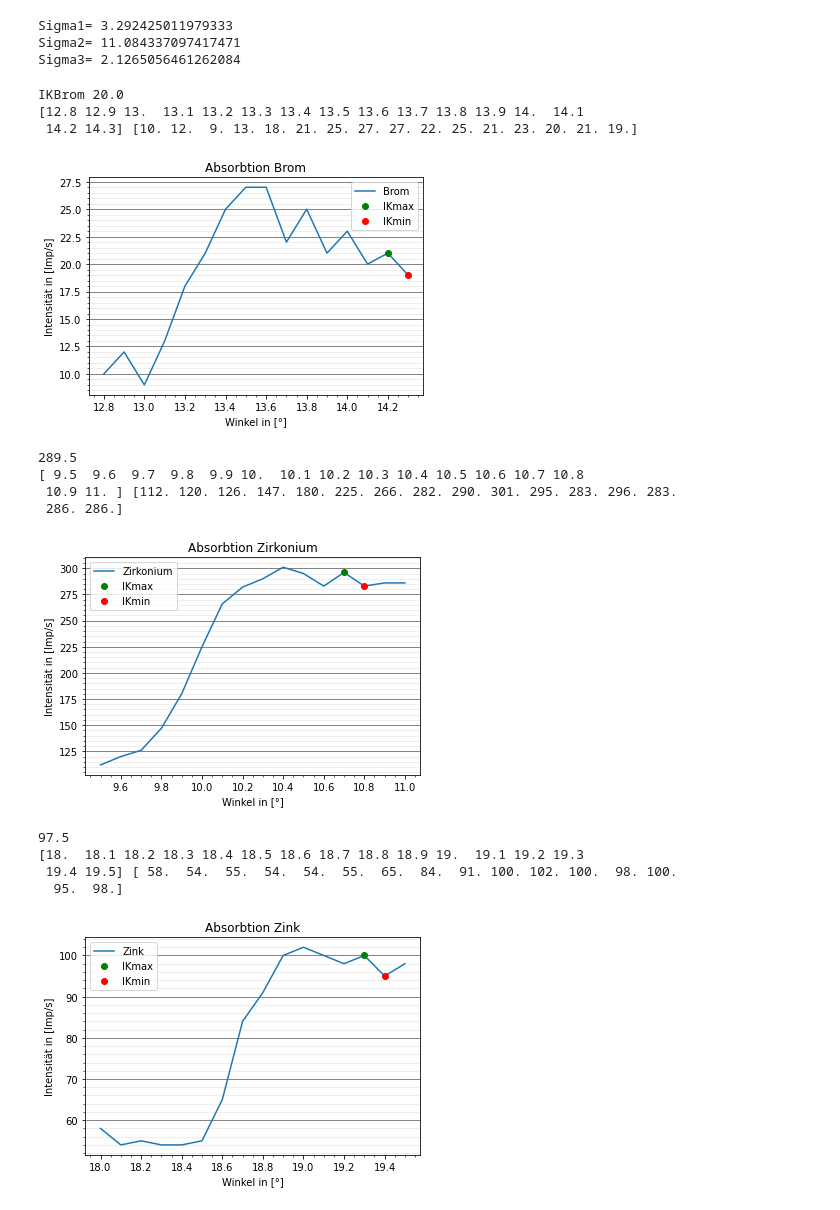
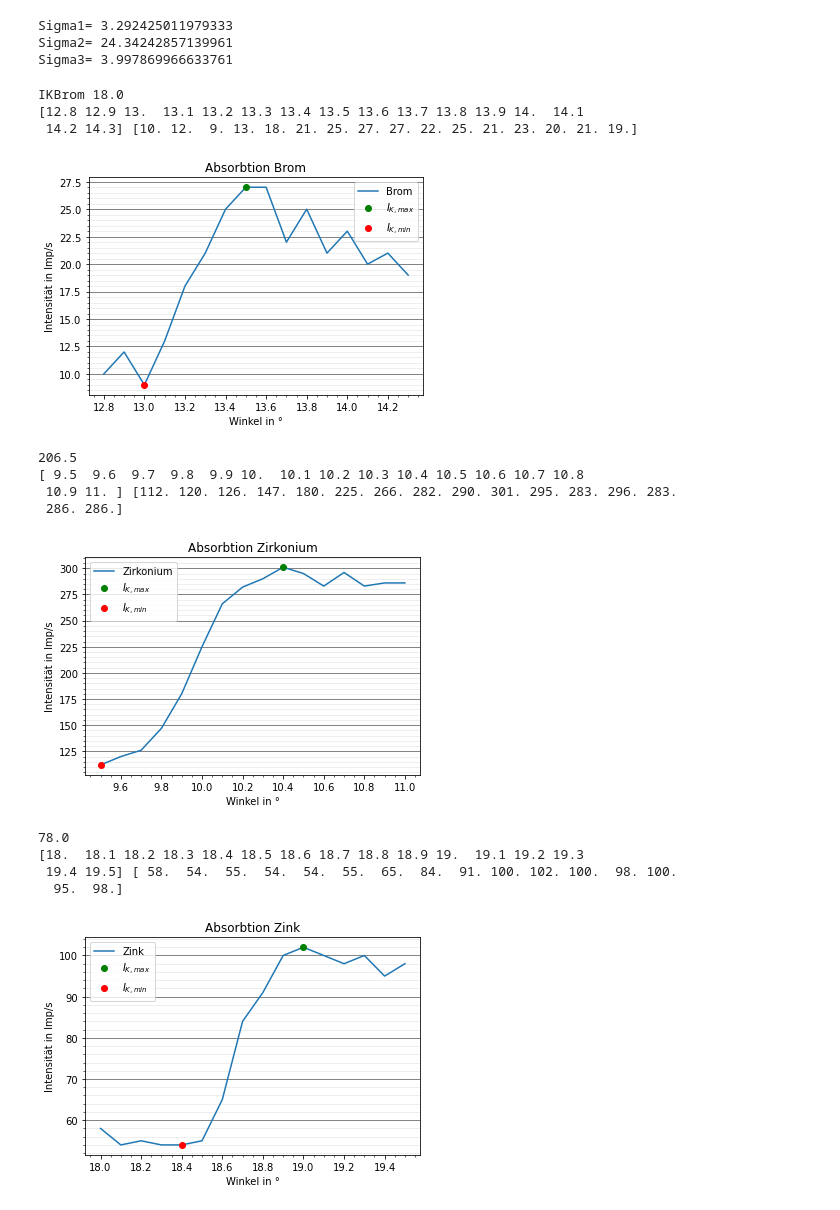
Before and after one commit to JackDO1998/Praktikum, a Jupyter notebook: RoentgenemmisionUndAbsorbtion/content/test.ipynb, the cells around one changed output. Drawn from its saved outputs; the diff is of its cells as text; code cells hidden in the pictures.

```diff
--- a/RoentgenemmisionUndAbsorbtion/content/test.ipynb
+++ b/RoentgenemmisionUndAbsorbtion/content/test.ipynb
@@ -115,16 +151,18 @@ m=2
 l=3
 R=0.0136
 EKABS=8.98796
+
 Sigma1=Z-np.sqrt(EKABS/R)
-Sigma2=Z-m*np.sqrt((R+n*EKAlpha)/n*R)*(Z-Sigma1)
-Sigma3=Z-l*np.sqrt((R+n*EKAlpha)/n*R)*(Z-Sigma1)
+Sigma2=Z-(m*np.sqrt(((R*(Z-Sigma1)**2)-EKAlpha)/R))
+Sigma3=Z-(l*np.sqrt(((R*(Z-Sigma1)**2)-EKBeta)/R))
+
 print('Sigma1=',Sigma1)
 print('Sigma2=',Sigma2)
 print('Sigma3=',Sigma3)
 # %% [output]
 Sigma1= 3.292425011979333
-Sigma2= 11.084337097417471
-Sigma3= 2.1265056461262084
+Sigma2= 24.34242857139961
+Sigma3= 3.997869966633761
 # %%
 ThetaBrom=np.genfromtxt('Brom.dat', usecols=(0))
 ThetaGallium=np.genfromtxt('Gallium.dat', usecols=(0))
@@ -139,10 +177,10 @@ NStrontium=np.genfromtxt('Strontium.dat', usecols=(1))
 NZink=np.genfromtxt('Zink.dat', usecols=(1))
 NZirkonium=np.genfromtxt('Zirkonium.dat', usecols=(1))
 g = np.linspace(13, 15)
-IKmiBrom=19
-IKmaBrom=21
-TmaBrom=14.2
-TmiBrom=14.3
+IKmiBrom=9
+IKmaBrom=27
+TmaBrom=13.5
+TmiBrom=13
 IKBrom=IKmiBrom+(IKmaBrom-IKmiBrom)/2
 print('IKBrom',IKBrom)
 mBrom=(IKmiBrom-IKmaBrom)/(TmiBrom-TmaBrom)
@@ -150,28 +188,28 @@ bBrom=IKmiBrom-mBrom*TmiBrom
 TBrom=(IKBrom-bBrom)/mBrom
 #print(mBrom,bBrom,TBrom)
 plt.plot(ThetaBrom,NBrom, label='Brom')
-plt.plot(14.2,21,'go',label='IKmax')
-plt.plot(14.3,19,'ro',label='IKmin')
+plt.plot(13.5,27,'go',label="$I_{K,max}$")
+plt.plot(13,9,'ro',label="$I_{K,min}$")
 #plt.plot(g,mBrom*g+bBrom)
 plt.grid(b=True, which='major', color='#666666', linestyle='-', axis='y')
 plt.minorticks_on()
 plt.grid(b=True, which='minor', color='#999999', linestyle='-', alpha=0.2, axis='y')
 plt.legend(loc='best')
 plt.title('Absorbtion Brom')
-plt.xlabel('Winkel in [°]')
-plt.ylabel('Intensität in [Imp/s]')
+plt.xlabel('Winkel in °')
+plt.ylabel('Intensität in Imp/s')
 plt.savefig('AbsorbtionsspektrumBrom.pdf')
 print(ThetaBrom,NBrom)
 # %% [output]
-IKBrom 20.0
+IKBrom 18.0
 [12.8 12.9 13.  13.1 13.2 13.3 13.4 13.5 13.6 13.7 13.8 13.9 14.  14.1
  14.2 14.3] [10. 12.  9. 13. 18. 21. 25. 27. 27. 22. 25. 21. 23. 20. 21. 19.]
-[figure, old version]
+[figure, new version]
 # %%
-IKmiZirkonium=283
-IKmaZirkonium=296
-TmaZirkonium=10.7
-TmiZirkonium=10.8
+IKmiZirkonium=112
+IKmaZirkonium=301
+TmaZirkonium=10.4
+TmiZirkonium=9.5
 mZirkonium=(IKmiZirkonium-IKmaZirkonium)/(TmiZirkonium-TmaZirkonium)
 bZirkonium=IKmiZirkonium-mZirkonium*TmiZirkonium
 IKZirkonium=IKmiZirkonium+(IKmaZirkonium-IKmiZirkonium)/2
@@ -180,49 +218,49 @@ TZirkonium=(IKZirkonium-bZirkonium)/mZirkonium
 print(IKZirkonium)
 print(ThetaZirkonium,NZirkonium)
 plt.plot(ThetaZirkonium,NZirkonium, label='Zirkonium')
-plt.plot(10.7,IKmaZirkonium,'go',label='IKmax')
-plt.plot(10.8,IKmiZirkonium,'ro',label='IKmin')
+plt.plot(10.4,IKmaZirkonium,'go',label="$I_{K,max}$")
+plt.plot(9.5,IKmiZirkonium,'ro',label="$I_{K,min}$")
 plt.grid(b=True, which='major', color='#666666', linestyle='-', axis='y')
 plt.minorticks_on()
 plt.grid(b=True, which='minor', color='#999999', linestyle='-', alpha=0.2, axis='y')
 plt.legend(loc='best')
 plt.title('Absorbtion Zirkonium')
-plt.xlabel('Winkel in [°]')
-plt.ylabel('Intensität in [Imp/s]')
+plt.xlabel('Winkel in °')
+plt.ylabel('Intensität in Imp/s')
 plt.savefig('AbsorbtionsspektrumZirkonium.pdf')
 # %% [output]
-289.5
+206.5
 [ 9.5  9.6  9.7  9.8  9.9 10.  10.1 10.2 10.3 10.4 10.5 10.6 10.7 10.8
  10.9 11. ] [112. 120. 126. 147. 180. 225. 266. 282. 290. 301. 295. 283. 296. 283.
  286. 286.]
-[figure, old version]
+[figure, new version]
 # %%
 
-IKmiZink=95
-IKmaZink=100
-TmaZink=19.3
-TmiZink=19.4
+IKmiZink=54
+IKmaZink=102
+TmaZink=19
+TmiZink=18.4
 mZink=(IKmiZink-IKmaZink)/(TmiZink-TmaZink)
 bZink=IKmiZink-mZink*TmiZink
 IKZink=IKmiZink+(IKmaZink-IKmiZink)/2
 TZink=(IKZink-bZink)/mZink
 print(IKZink)
 print(ThetaZink,NZink)
 plt.plot(ThetaZink,NZink, label='Zink')
-plt.plot(19.3,IKmaZink,'go',label='IKmax')
-plt.plot(19.4,IKmiZink,'ro',label='IKmin')
+plt.plot(19,IKmaZink,'go',label="$I_{K,max}$")
+plt.plot(18.4,IKmiZink,'ro',label="$I_{K,min}$")
 plt.grid(b=True, which='major', color='#666666', linestyle='-', axis='y')
 plt.minorticks_on()
 plt.grid(b=True, which='minor', color='#999999', linestyle='-', alpha=0.2, axis='y')
 plt.legend(loc='best')
 plt.title('Absorbtion Zink')
-plt.xlabel('Winkel in [°]')
-plt.ylabel('Intensität in [Imp/s]')
+plt.xlabel('Winkel in °')
+plt.ylabel('Intensität in Imp/s')
 plt.savefig('AbsorbtionsspektrumZink.pdf')
 # %% [output]
-97.5
+78.0
 [18.  18.1 18.2 18.3 18.4 18.5 18.6 18.7 18.8 18.9 19.  19.1 19.2 19.3
  19.4 19.5] [ 58.  54.  55.  54.  54.  55.  65.  84.  91. 100. 102. 100.  98. 100.
   95.  98.]
-[figure, old version]
+[figure, new version]
 # %%
```
Also changed, not shown: parts of 9 cells of this notebook, 18 other files.
